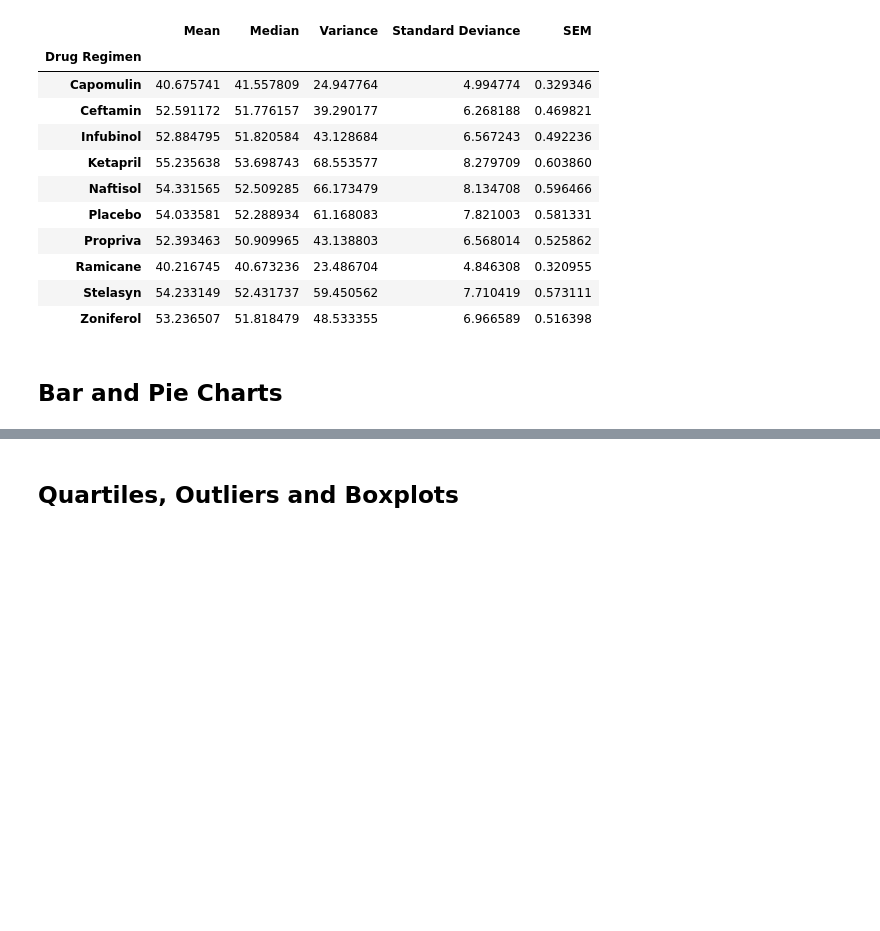
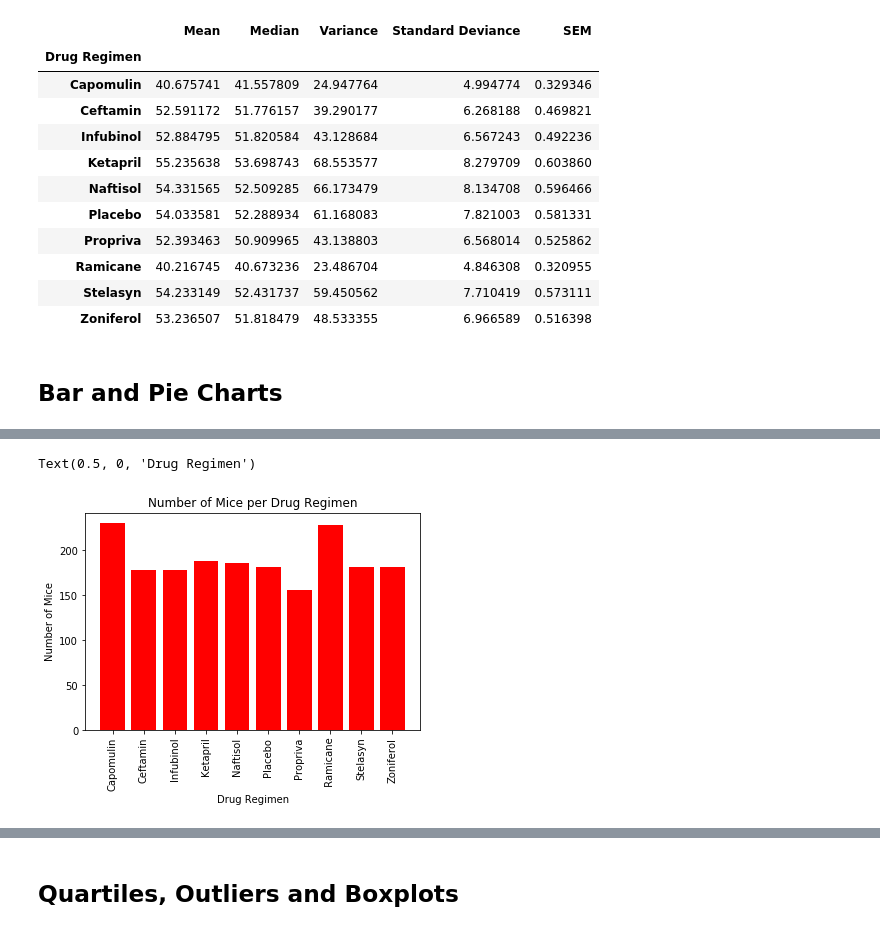
Before and after one commit to debrawu/matplotlib-challenge, a Jupyter notebook: Pymaceuticals/pymaceuticals_starter.ipynb, the cells around one changed output, grey strips where cells are left out. Drawn from its saved outputs; the diff is of its cells as text; code cells hidden in the pictures; blank space fills up the shorter version.

```diff
--- a/Pymaceuticals/pymaceuticals_starter.ipynb
+++ b/Pymaceuticals/pymaceuticals_starter.ipynb
@@ -157,0 +152,24 @@ Text(0, 0.5, 'Number of Mice')
+# %%
+# Generate a bar plot showing the total number of mice for each treatment throughout the course of the study using pyplot.
+
+#find the number of mice per drug regimen
+mice_per_treatment = single_mouse.groupby(['Drug Regimen']).count()['Mouse ID']
+
+#create an array
+users = mice_per_treatment
+users
+
+x_axis = np.arange(len(users))
+x_axis
+
+#plot the data to a bar graph
+plt.bar(x=x_axis, height=users, color='r', alpha=1, align='center')
+
+#label the bars
+plt.xticks(x_axis, ['Capomulin', 'Ceftamin', 'Infubinol', 'Ketapril', 'Naftisol', 'Placebo', 'Propriva',' Ramicane', 'Stelasyn', 'Zoniferol'], rotation=90)
+plt.title('Number of Mice per Drug Regimen')
+plt.ylabel('Number of Mice')
+plt.xlabel('Drug Regimen')
+# %% [output]
+Text(0.5, 0, 'Drug Regimen')
+[figure, added]
```
Also changed, not shown: parts of 7 cells of this notebook.
